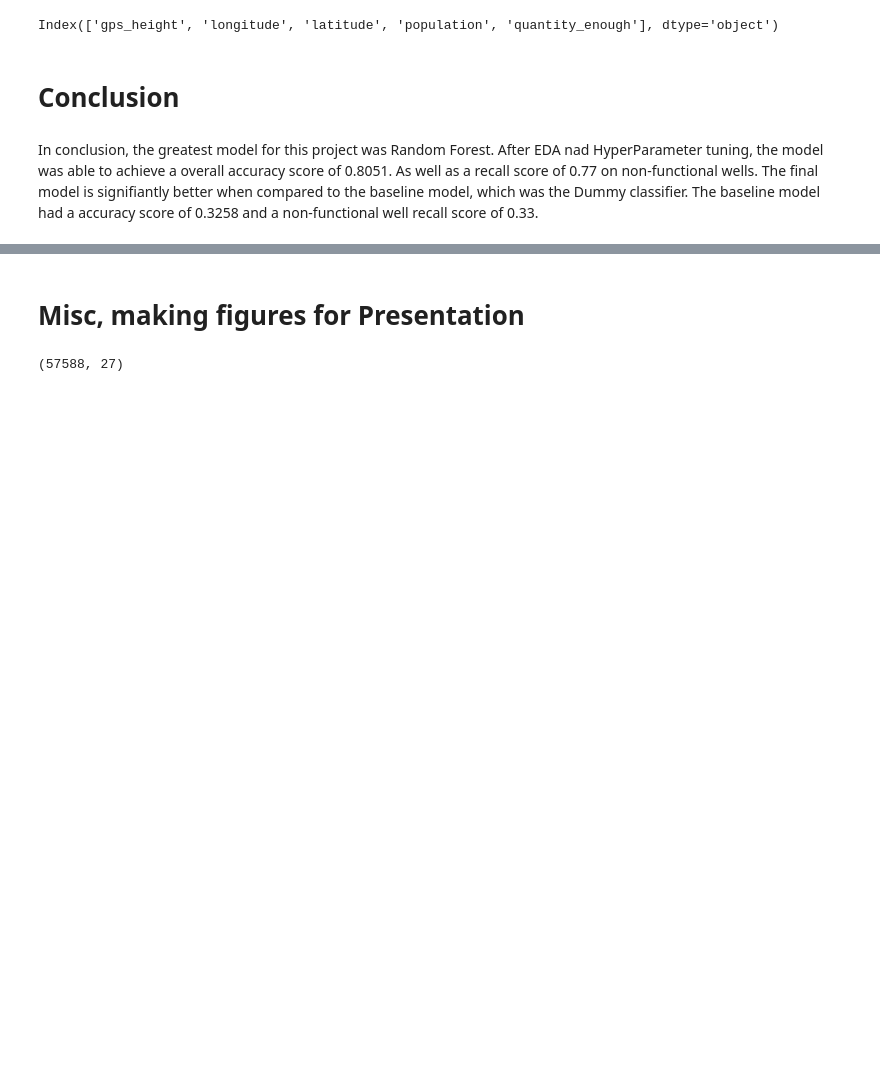
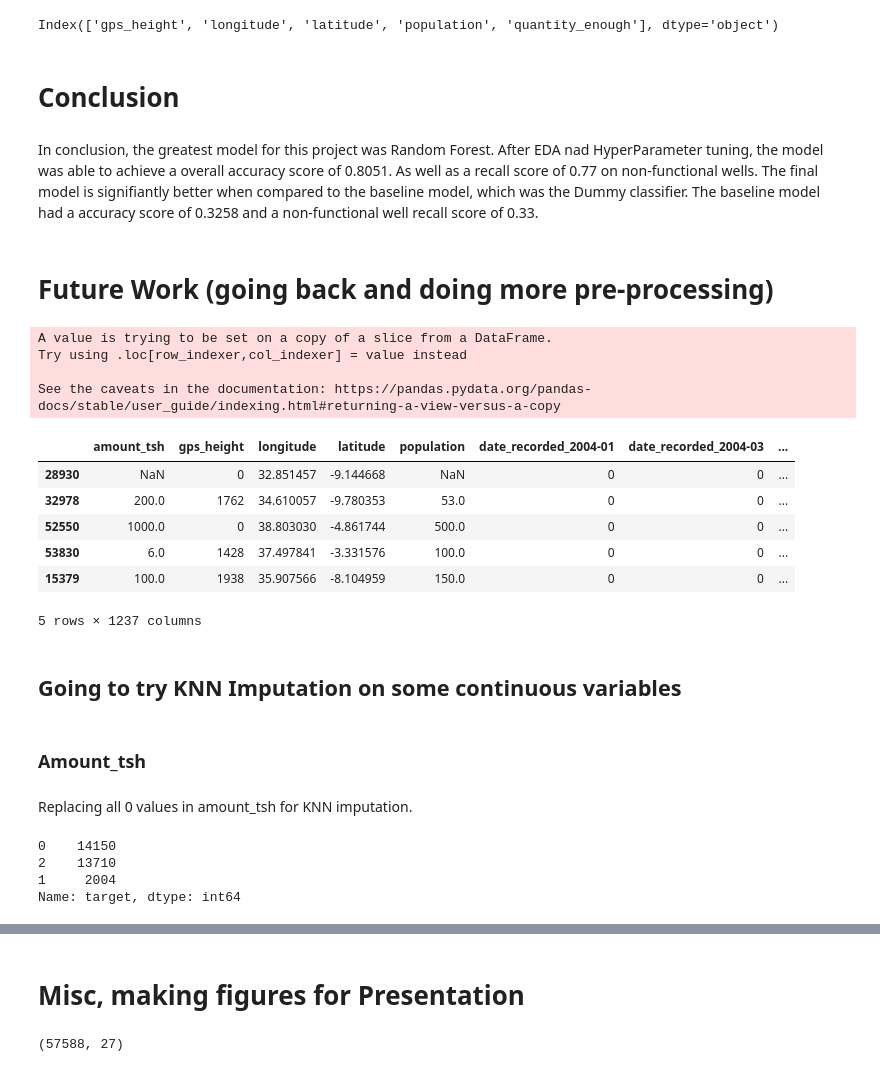
Before and after one commit to stevenkyle2013/Water-Well-Classifier, a Jupyter notebook: Main-Notebook.ipynb, the cells around one changed output, grey strips where cells are left out. Saved outputs shown, nothing was run; the diff lists cells and outputs as text; code cells hidden in the pictures; blank space fills up the shorter version.

Commit message:
Started doing KNN Imputation

```diff
--- a/Main-Notebook.ipynb
+++ b/Main-Notebook.ipynb
@@ -1800,3 +1800,34 @@ Index(['gps_height', 'longitude', 'latitude', 'population', 'quantity_enough'],
 # Conclusion
 # %% [markdown]
 In conclusion, the greatest model for this project was Random Forest. After EDA nad HyperParameter tuning, the model was able to achieve a overall accuracy score of 0.8051. As well as a recall score of 0.77 on non-functional wells. The final model is signifiantly better when compared to the baseline model, which was the Dummy classifier. The baseline model had a accuracy score of 0.3258 and a non-functional well recall score of 0.33.
+# %% [markdown]
+# Future Work (going back and doing more pre-processing)
+# %%
+FutureTrial_X_train = X_train
+FutureTrial_y_train = y_train
+FutureTrial_X_test = X_test
+FutureTrial_y_test = y_test
+# %%
+# FutureTrial_X_train
+FutureTrial_X_train['target'] = y_train
+# %% [output]
+A value is trying to be set on a copy of a slice from a DataFrame.
+Try using .loc[row_indexer,col_indexer] = value instead
+
+See the caveats in the documentation: https://pandas.pydata.org/pandas-docs/stable/user_guide/indexing.html#returning-a-view-versus-a-copy
+# %%
+FutureTrial_X_train.head()
+# %% [output]
+|  | amount_tsh | gps_height | longitude | latitude | population | date_recorded_2004-01 | date_recorded_2004-03 | ... |
+| 28930 | NaN | 0 | 32.851457 | -9.144668 | NaN | 0 | 0 | ... |
+| 32978 | 200.0 | 1762 | 34.610057 | -9.780353 | 53.0 | 0 | 0 | ... |
+| 52550 | 1000.0 | 0 | 38.803030 | -4.861744 | 500.0 | 0 | 0 | ... |
+| 53830 | 6.0 | 1428 | 37.497841 | -3.331576 | 100.0 | 0 | 0 | ... |
+| 15379 | 100.0 | 1938 | 35.907566 | -8.104959 | 150.0 | 0 | 0 | ... |
+5 rows × 1237 columns
+# %% [markdown]
+## Going to try KNN Imputation on some continuous variables
+# %% [markdown]
+### Amount_tsh
+# %% [markdown]
+Replacing all 0 values in amount_tsh for KNN imputation.
@@ -1802,0 +1836,8 @@ In conclusion, the greatest model for this project was Random Forest. After EDA
+# %%
+# There is no clear target variable for the 0 category in amount_tsh, lets go ahead and knn impute it.
+amount_check.target.value_counts()
+# %% [output]
+0    14150
+2    13710
+1     2004
+Name: target, dtype: int64
```
Also changed, not shown: parts of 17 cells of this notebook.
